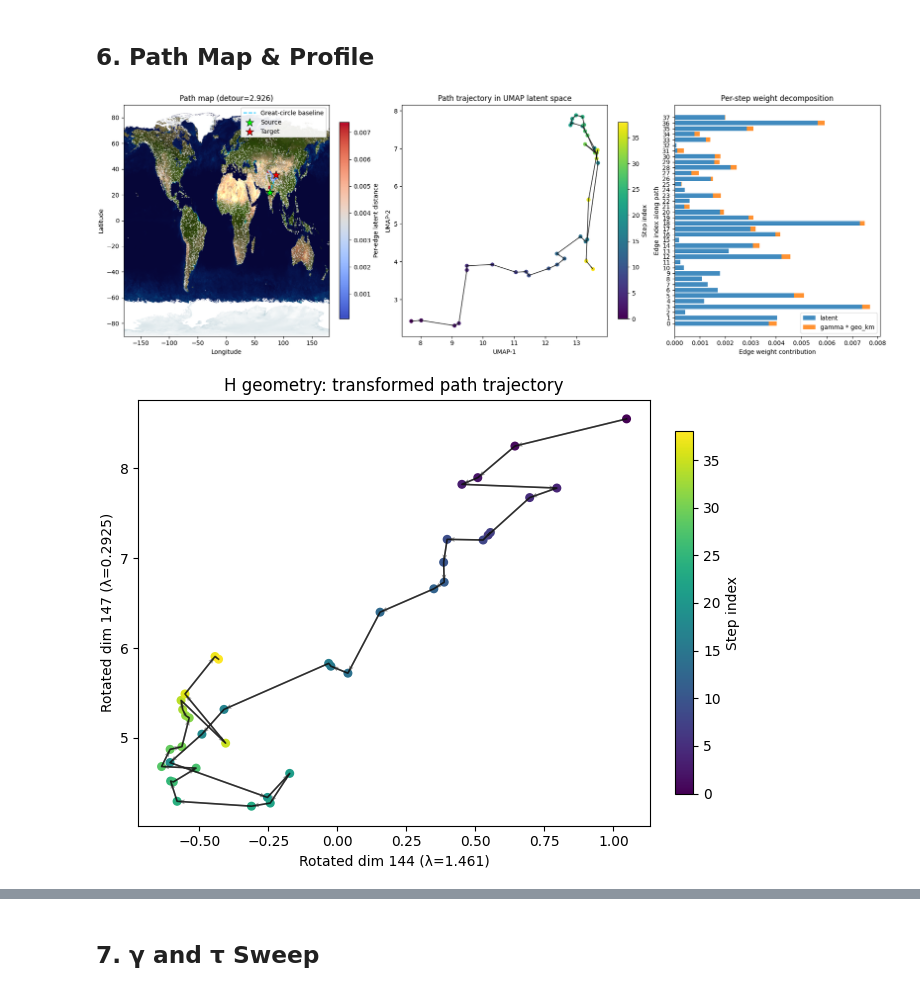
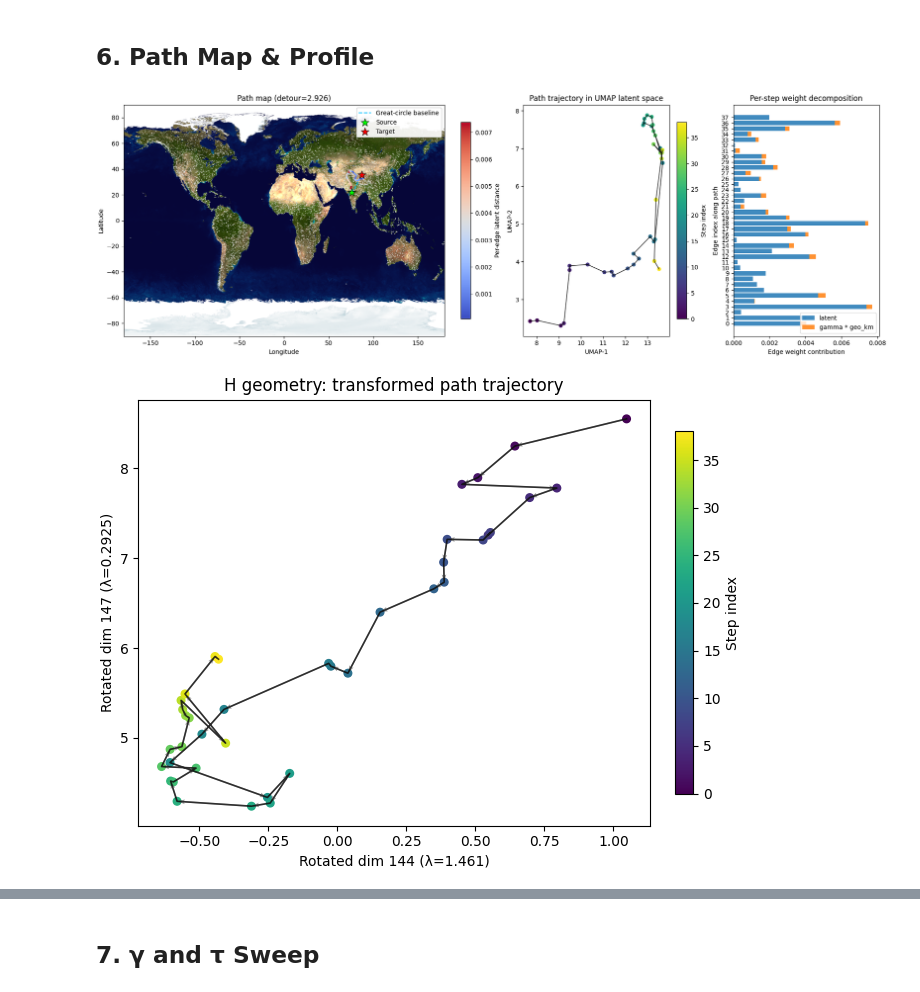
Before and after one commit to Michu1596/terramind, a Jupyter notebook: notebooks/knn_paths_rotated_space_umap.ipynb, the cells around one changed output, grey strips where cells are left out. Saved outputs shown, nothing was run; the diff lists cells and outputs as text; code cells hidden in the pictures.

Commit message:
fixed aspect ratio

```diff
--- a/notebooks/knn_paths_rotated_space_umap.ipynb
+++ b/notebooks/knn_paths_rotated_space_umap.ipynb
@@ -188,15 +188,16 @@ def draw_earth_basemap(ax, alpha: float = 0.98):
             EARTH_BASEMAP_IMAGE,
             extent=[-180, 180, -90, 90],
             origin='upper',
-            aspect='auto',
+            aspect='equal',
             alpha=alpha,
             zorder=0,
         )
-        ax.set_xlim(-180, 180)
-        ax.set_ylim(-90, 90)
     except Exception as exc:
         warnings.warn(f'Could not load Earth basemap ({exc}). Falling back to world outlines.', stacklevel=2)
         draw_world_outline(ax, linewidth=0.35, alpha=0.5, color='black')
+    ax.set_xlim(-180, 180)
+    ax.set_ylim(-90, 90)
+    ax.set_aspect('equal', adjustable='box')
     return ax
 # %% [markdown]
 ## 1. Environment & Data
@@ -1190,7 +1191,13 @@ def plot_path_result(path_result: dict, path_rank: int = 0):
     path = selected['indices']
     decomp = selected['decomposition']
 
-    fig, axes = plt.subplots(1, 3, figsize=FIGSIZE, constrained_layout=True)
+    fig, axes = plt.subplots(
+        1,
+        3,
+        figsize=FIGSIZE,
+        constrained_layout=True,
+        gridspec_kw={'width_ratios': [2.2, 1.0, 1.0]},
+    )
     ax_map, ax_latent, ax_bars = axes
 
     # Panel 1: geographic path map.
@@ -1254,34 +1261,34 @@ def plot_path_result(path_result: dict, path_rank: int = 0):
     ax_bars.legend(loc='lower right')
 
     plt.show()
 
     latest_geometry_figures = {}
     for name, transform in GEOMETRY_TRANSFORMS.items():
         gfig, gax = plt.subplots(figsize=(6.5, 5.0), constrained_layout=True)
         transformed_path = project_path_with_geometry(path, transform)
         gsc = _plot_step_trajectory(gax, transformed_path)
         gfig.colorbar(gsc, ax=gax, shrink=0.85, label='Step index')
 
         top2 = transform['top2_indices']
         scales = transform['lambda_vec'][top2]
         gax.set_title(f'{name} geometry: transformed path trajectory')
         gax.set_xlabel(f'Rotated dim {int(top2[0])} (λ={float(scales[0]):.4g})')
         gax.set_ylabel(f'Rotated dim {int(top2[1])} (λ={float(scales[1]):.4g})')
 
         plt.show()
         latest_geometry_figures[name] = gfig
 
     return fig
 
 
 latest_path_figure = None
 latest_geometry_figures = {}
 if path_result is not None:
     latest_path_figure = plot_path_result(path_result)
 
 # TODO: animate traversal step-by-step on the map panel.
 # %% [output]
-[figure, old version]
+[figure, new version]
 [figure]
 [figure]
 [figure]
```
